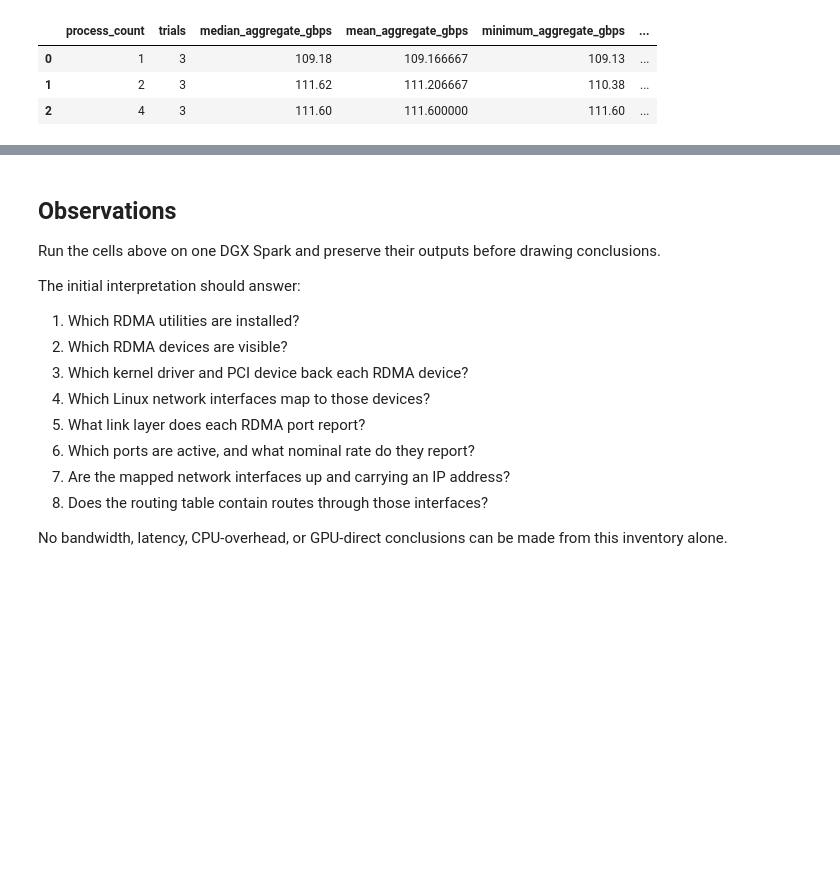
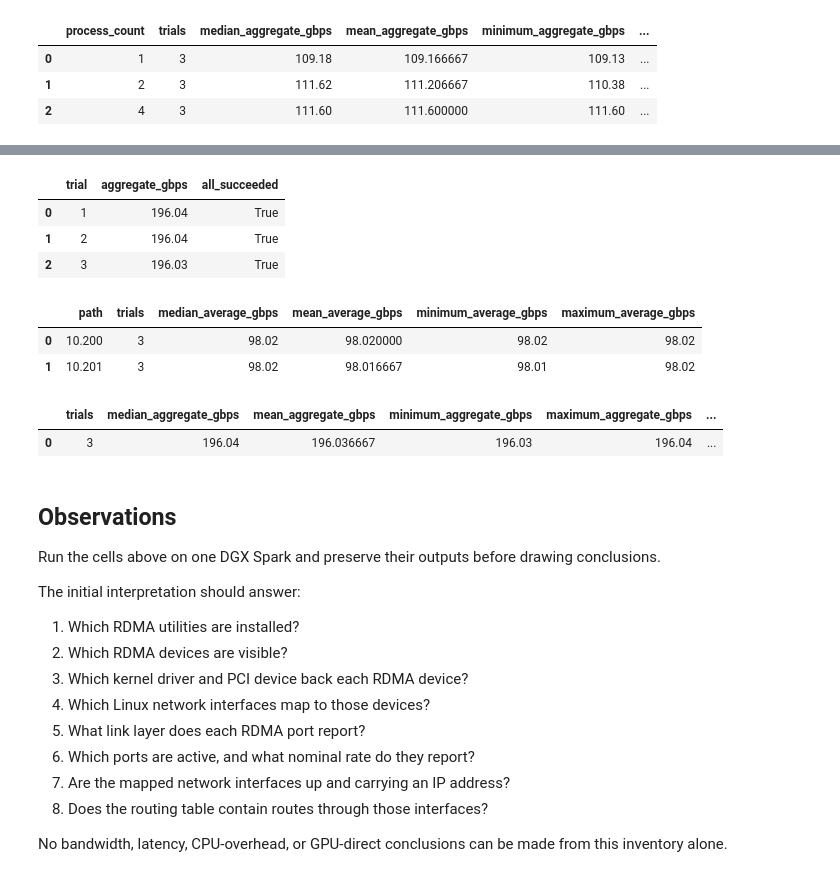
Before and after one commit to coert/dgx-spark-lab, a Jupyter notebook: experiments/00-foundations/09-rdma-fundamentals.ipynb, the cells around one changed output, grey strips where cells are left out. Cells and saved outputs as stored; diff of their text form; code cells hidden in the pictures; blank space fills up the shorter version.

```diff
--- a/experiments/00-foundations/09-rdma-fundamentals.ipynb
+++ b/experiments/00-foundations/09-rdma-fundamentals.ipynb
@@ -3186,3 +3476,43 @@ display(parallel_bandwidth_summary_df)
+# %%
+display(dual_link_trials_df)
+# %% [output]
+|  | trial | aggregate_gbps | all_succeeded |
+| 0 | 1 | 196.04 | True |
+| 1 | 2 | 196.04 | True |
+| 2 | 3 | 196.03 | True |
+# %%
+dual_link_path_summary_df = dual_link_paths_df.groupby("path", as_index=False).agg(
+    trials=("trial", "count"),
+    median_average_gbps=("average_gbps", "median"),
+    mean_average_gbps=("average_gbps", "mean"),
+    minimum_average_gbps=("average_gbps", "min"),
+    maximum_average_gbps=("average_gbps", "max"),
+)
+
+dual_link_aggregate_summary_df = pd.DataFrame(
+    [
+        {
+            "trials": len(dual_link_trials_df),
+            "median_aggregate_gbps": (dual_link_trials_df["aggregate_gbps"].median()),
+            "mean_aggregate_gbps": (dual_link_trials_df["aggregate_gbps"].mean()),
+            "minimum_aggregate_gbps": (dual_link_trials_df["aggregate_gbps"].min()),
+            "maximum_aggregate_gbps": (dual_link_trials_df["aggregate_gbps"].max()),
+        }
+    ]
+)
+
+dual_link_aggregate_summary_df["utilization_of_two_200_gbps_links"] = (
+    dual_link_aggregate_summary_df["median_aggregate_gbps"] / 400
+)
+
+display(dual_link_path_summary_df)
+display(dual_link_aggregate_summary_df)
+# %% [output]
+|  | path | trials | median_average_gbps | mean_average_gbps | minimum_average_gbps | maximum_average_gbps |
+| 0 | 10.200 | 3 | 98.02 | 98.020000 | 98.02 | 98.02 |
+| 1 | 10.201 | 3 | 98.02 | 98.016667 | 98.01 | 98.02 |
+|  | trials | median_aggregate_gbps | mean_aggregate_gbps | minimum_aggregate_gbps | maximum_aggregate_gbps | ... |
+| 0 | 3 | 196.04 | 196.036667 | 196.03 | 196.04 | ... |
 # %% [markdown]
 ## Observations
 
```
Also changed, not shown: parts of 5 cells of this notebook.
